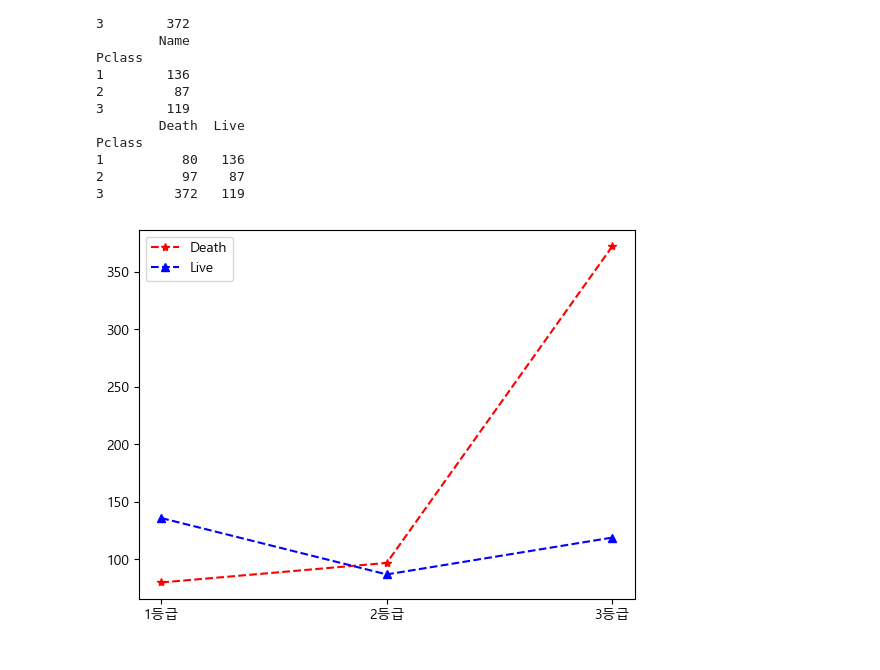
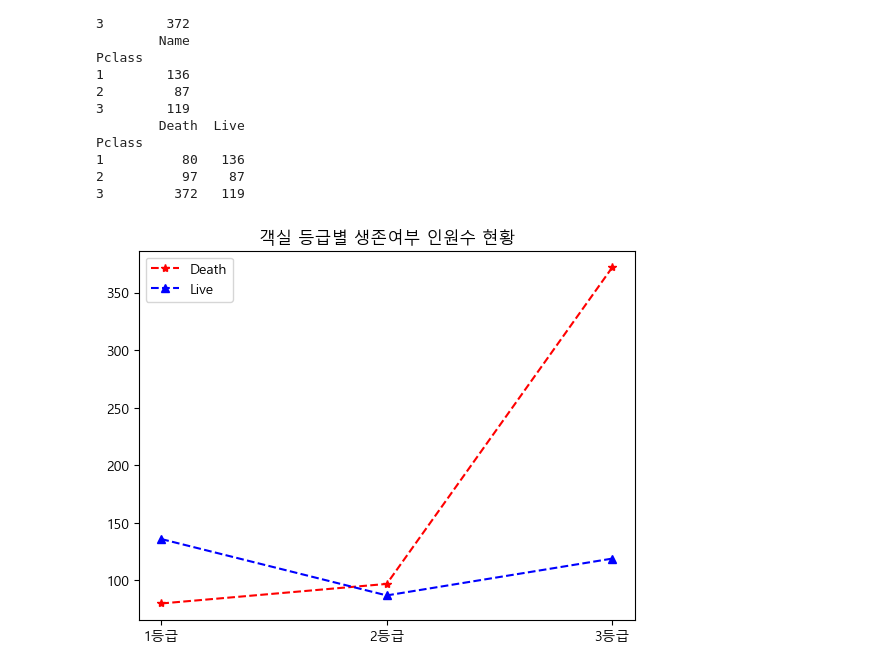
Before and after one commit to kimomin/DataAnalysis, a Jupyter notebook: titanic.ipynb, the cells around one changed output. Drawn from its saved outputs; the diff is of its cells as text; code cells hidden in the pictures.

```diff
--- a/titanic.ipynb
+++ b/titanic.ipynb
@@ -226,10 +226,11 @@ plt.rcParams['font.family'] = 'Malgun Gothic' # Mac은 코드 다름
 # %%
 # 3단계 : plot() 함수에 데이터 입력
 
 plt.plot(data.index, data['Death'], marker='*', linestyle='--', color='red', label='Death')
 plt.plot(data.index, data['Live'], marker='^', linestyle='--', color='blue', label='Live')
 plt.xticks(data.index, ['1등급','2등급', '3등급'])
+plt.title('객실 등급별 생존여부 인원수 현황')
 plt.legend()
 plt.show()
 # %% [output]
-[figure, old version]
+[figure, new version]
```
Also changed, not shown: parts of 1 cell of this notebook.
